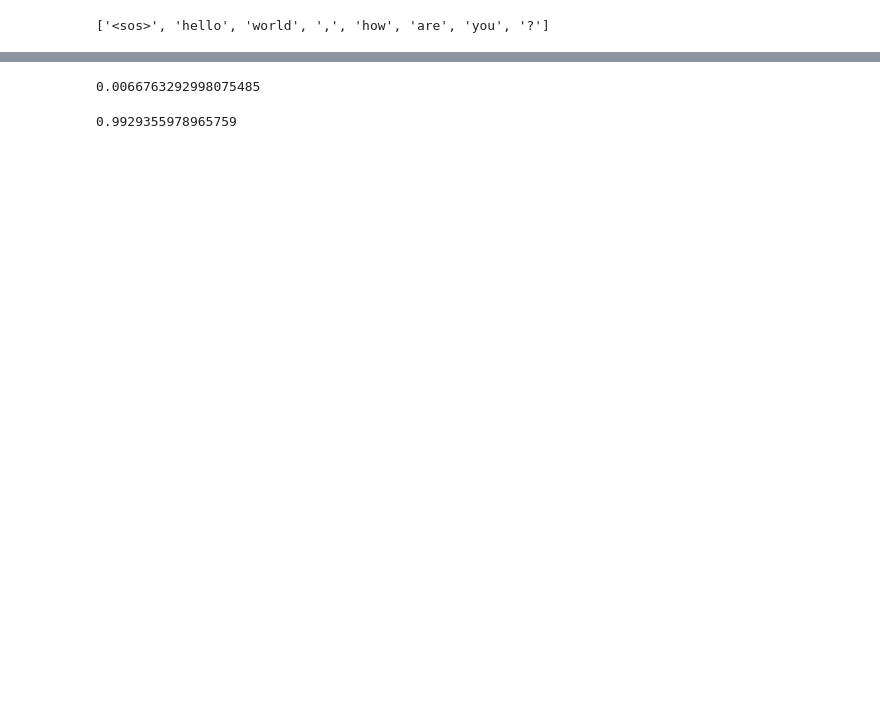
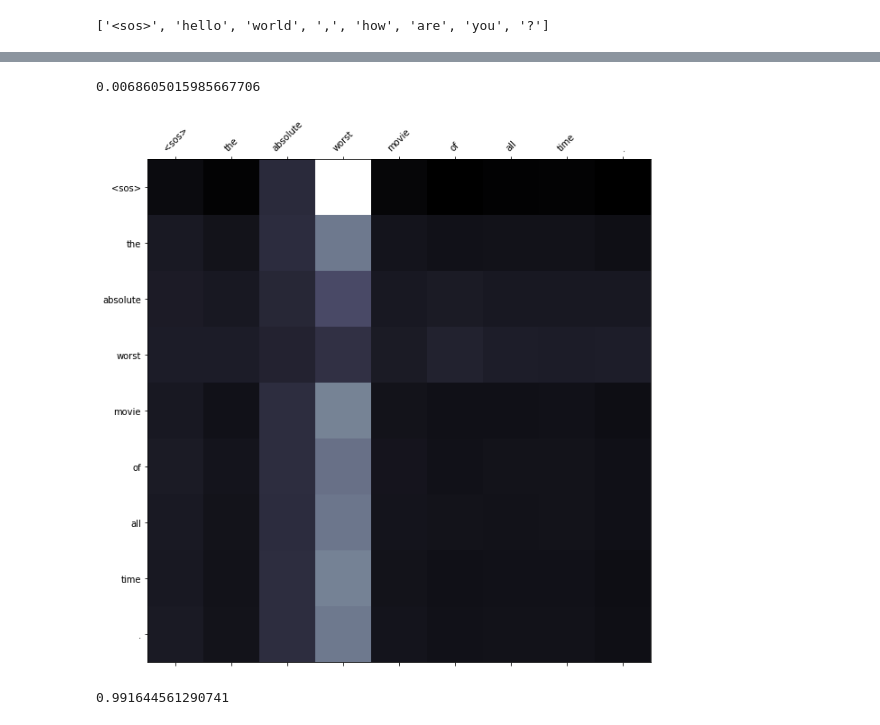
Before and after one commit to bentrevett/pytorch-sentiment-analysis, a Jupyter notebook: experimental/5_transformer.ipynb, the cells around one changed output, grey strips where cells are left out. Drawn from its saved outputs; the diff is of its cells as text; code cells hidden in the pictures; blank space fills up the shorter version.

Commit message:
updated experimental transformer notebook - now construct each element from "scratch" - view attention averaged over each head - show why problematic example is always negative

```diff
--- a/experimental/5_transformer.ipynb
+++ b/experimental/5_transformer.ipynb
@@ -203,10 +406,16 @@ n_heads = 10
 hid_dim = 1024
 n_layers = 3
 output_dim = 2
-dropout = 0.5
+dropout = 0.1
 pad_idx = pad_idx
+ff_layer_activation = F.gelu
+encoder_norm = nn.LayerNorm(emb_dim)
 
-model = Transformer(input_dim, emb_dim, n_heads, hid_dim, n_layers, output_dim, dropout, max_length, pad_idx)
+ff_layer = FeedForwardLayer(emb_dim, hid_dim, ff_layer_activation, dropout)
+attention_layer = MultiHeadAttentionLayer(emb_dim, n_heads, dropout)
+transformer_layer = TransformerEncoderLayer(emb_dim, ff_layer, attention_layer, dropout)
+transformer_encoder = TransformerEncoder(transformer_layer, n_layers, encoder_norm)
+model = Transformer(input_dim, emb_dim, transformer_encoder, output_dim, dropout, max_length, pad_idx)
 # %%
 def count_parameters(model):
     return sum(p.numel() for p in model.parameters() if p.requires_grad)
@@ -430,19 +639,40 @@ def predict_sentiment(tokenizer, vocab, model, device, sentence):
     tokens = tokenizer.tokenize(sentence)
     indexes = [vocab.stoi[token] for token in tokens]
     tensor = torch.LongTensor(indexes).unsqueeze(-1).to(device)
-    prediction = model(tensor)
+    prediction, attention = model(tensor)
     probabilities = nn.functional.softmax(prediction, dim = -1)
     pos_probability = probabilities.squeeze()[-1].item()
-    return pos_probability
+    return pos_probability, attention
+# %%
+def display_attention(tokens, attention):
+
+    fig = plt.figure(figsize=(10,20))
+
+    attention = attention.cpu().detach().squeeze(0).mean(0)
+
+    ax = fig.add_subplot(1,1,1)
+
+    ax.matshow(attention, cmap='bone')
+
+    ax.set_xticks(range(len(tokens)))
+    ax.set_xticklabels(tokens, rotation=45)
+    ax.set_yticks(range(len(tokens)))
+    ax.set_yticklabels(tokens)
 # %%
 sentence = 'the absolute worst movie of all time.'
 
-predict_sentiment(tokenizer, vocab, model, device, sentence)
+sentiment, attention = predict_sentiment(tokenizer, vocab, model, device, sentence)
+print(sentiment)
 # %% [output]
-0.0066763292998075485
+0.0068605015985667706
+# %%
+display_attention(tokenizer.tokenize(sentence), attention)
+# %% [output]
+[figure, added]
 # %%
 sentence = 'one of the greatest films i have ever seen in my life.'
 
-predict_sentiment(tokenizer, vocab, model, device, sentence)
+sentiment, attention = predict_sentiment(tokenizer, vocab, model, device, sentence)
+print(sentiment)
 # %% [output]
-0.9929355978965759
+0.991644561290741
```
Also changed, not shown: parts of 28 cells of this notebook.
